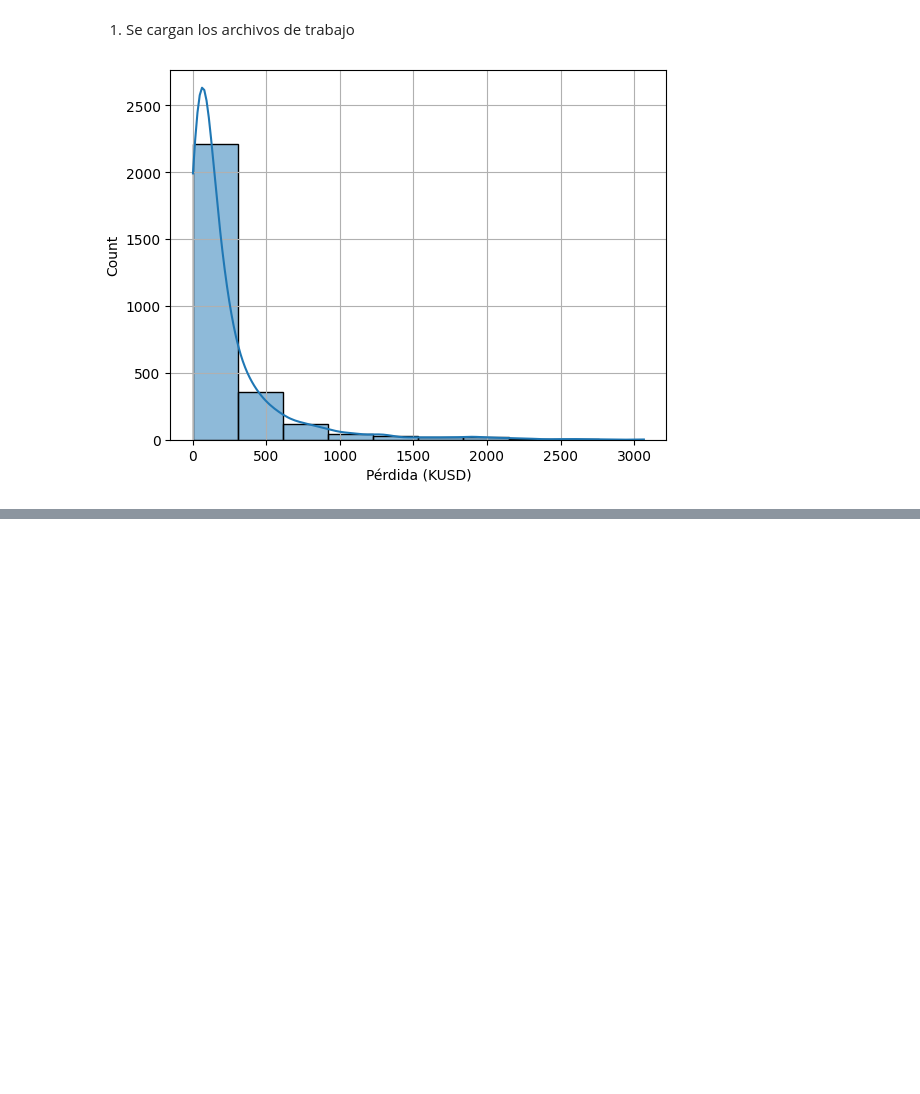
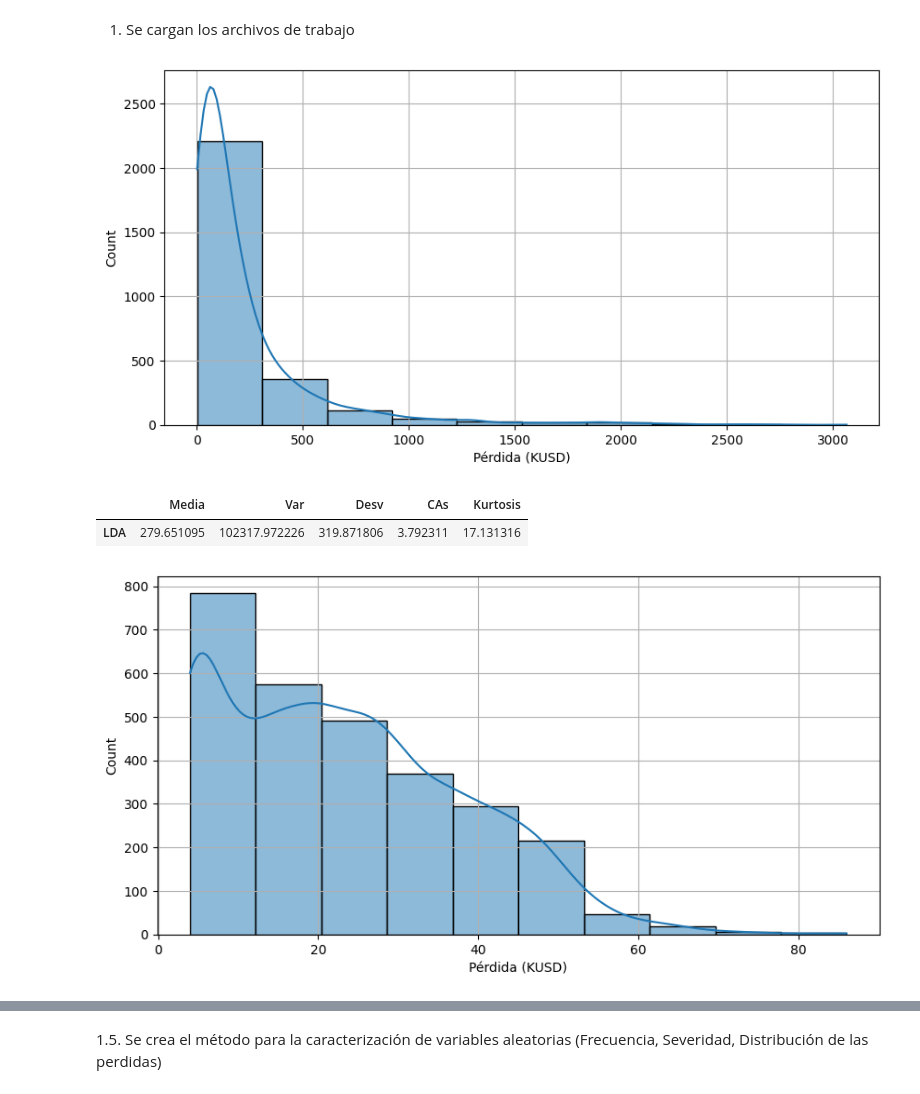
Before and after one commit to tgp989/Integracion-de-datos-y-prospectiva, a Jupyter notebook: 1_Caracterización_VA_Clase.ipynb, the cells around one changed output, grey strips where cells are left out. Drawn from its saved outputs; the diff is of its cells as text; code cells hidden in the pictures; blank space fills up the shorter version.

```diff
--- a/1_Caracterización_VA_Clase.ipynb
+++ b/1_Caracterización_VA_Clase.ipynb
@@ -28,18 +28,24 @@ Drive already mounted at /content/drive; to attempt to forcibly remount, call dr
 # %%
 nxl="/content/drive/MyDrive/integración de datos y prospectiva/1/1 RiesgoOperacional_EVERGREEEN.xlsx"
 XDB=pd.read_excel(nxl,sheet_name=0)
 XDB.head(10)
 
 # Procedemos con la construcción de la distribución agregada de las pérdidas
 Freq=XDB.iloc[:,3]
 Sev=XDB.iloc[:,4]
 LDA=Freq*Sev
 
-# Se procede con la construcción de la distribución agregada
-plt.figure()
-sns.histplot(LDA,bins=10,kde=True)
-plt.xlabel("Pérdida (KUSD)")
-plt.grid()
-plt.show()
+# Procedemos con la caracterización de las variables aleatorias de Frecuencia, Severidad y LDA
+p1,p2,p3,p4,p5=caracterizacion_VA(LDA)
+Tbp=np.column_stack((p1,p2,p3,p4,p5))
+dfp=pd.DataFrame(Tbp,columns=["Media", "Var", "Desv", "CAs", "Kurtosis"])
+dfp.index=["LDA"]
+display(dfp)
+
+p1,p2,p3,p4,p5=caracterizacion_VA(Freq)
+p1,p2,p3,p4,p5=caracterizacion_VA(Sev)
 # %% [output]
-[figure, old version]
+[figure, new version]
+|  | Media | Var | Desv | CAs | Kurtosis |
+| LDA | 279.651095 | 102317.972226 | 319.871806 | 3.792311 | 17.131316 |
+[figure, added]
@@ -45,0 +53,2 @@ plt.show()
+# %% [markdown]
+1.5. Se crea el método para la caracterización de variables aleatorias (Frecuencia, Severidad, Distribución de las perdidas)
```
Also changed, not shown: parts of 6 cells of this notebook.
